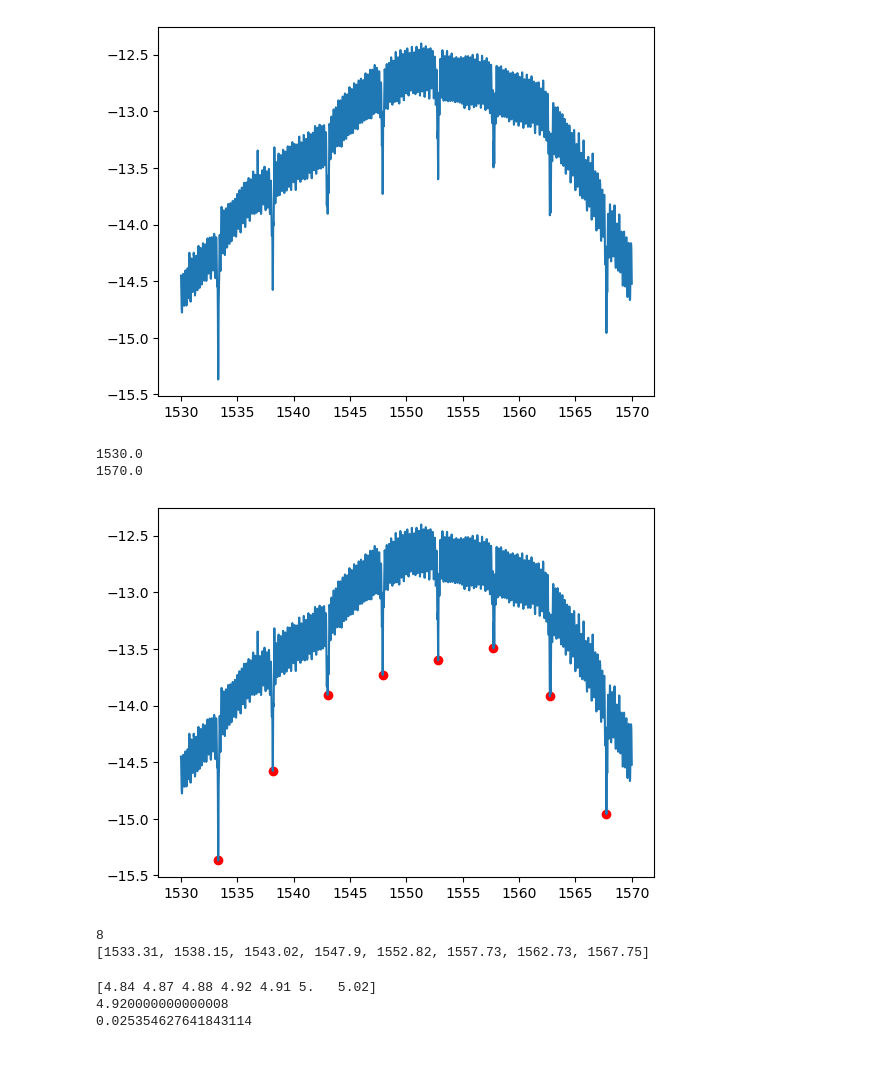
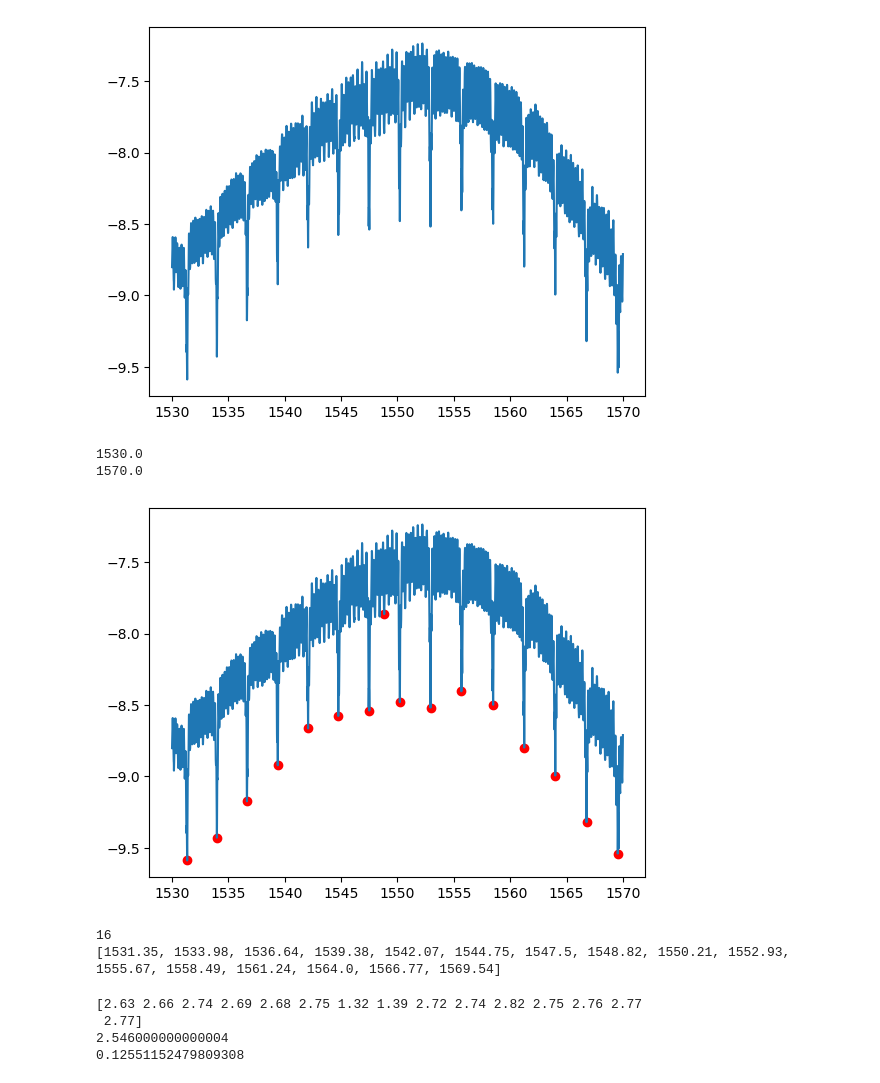
Before and after one commit to tdasanjh/team-chip-project, a Jupyter notebook: data_analysis/data_analysis_notebook.ipynb, the cells around one changed output. Cells and saved outputs as stored; diff of their text form; code cells hidden in the pictures.

Commit message:
next data run looks to have picked up noise as well

```diff
--- a/data_analysis/data_analysis_notebook.ipynb
+++ b/data_analysis/data_analysis_notebook.ipynb
@@ -2,7 +2,7 @@
 import data_analysis_funcs as daf
 import matplotlib.pyplot as plt
 # %%
-data_analyse_file="sg_rr_20_025 2023-12-13 17-59-26.csv"
+data_analyse_file="sg_rr_36_025 2023-12-13 16-41-08.csv"
 wvlen_array,pow_array=daf.get_wavlen_and_pow_arrays(data_analyse_file)
 daf.plot_visualise(wvlen_array,pow_array, full_range=True)
 # %% [output]
@@ -16,24 +16,24 @@ power_peak_search=pow_array[start_point_index:end_point_index]
 print(wvlen_peak_search[0])
 print(wvlen_peak_search[-1])
 # %% [output]
-[figure, old version]
+[figure, new version]
 1530.0
 1570.0
 # %%
 wvlen_step_size=0.01
-approx_fsr=5
+approx_fsr=2.5
 promin_use=0.5
 dist_use=(approx_fsr/2)/wvlen_step_size
 peak_locs,n_peaks,peak_wavelens,peak_powers=daf.give_peak_locs(wvlen_step_size,approx_fsr,promin_use,dist_use,wvlen_peak_search,power_peak_search)
 plt.plot(wvlen_peak_search,power_peak_search)
 plt.scatter(peak_wavelens,peak_powers,color="red")
 plt.show()
 print(n_peaks)#just added for sanity check
 print(peak_wavelens)#sanity check
 # %% [output]
-[figure, old version]
+[figure, new version]
-8
-[1533.31, 1538.15, 1543.02, 1547.9, 1552.82, 1557.73, 1562.73, 1567.75]
+16
+[1531.35, 1533.98, 1536.64, 1539.38, 1542.07, 1544.75, 1547.5, 1548.82, 1550.21, 1552.93, 1555.67, 1558.49, 1561.24, 1564.0, 1566.77, 1569.54]
 # %%
 fsr_values=daf.calc_fsrs(peak_wavelens)
 fsr_mean,fsr_error=daf.fsr_avg_and_error(fsr_values)
@@ -41,6 +41,7 @@ print(fsr_values)
 print(fsr_mean)
 print(fsr_error)
 # %% [output]
-[4.84 4.87 4.88 4.92 4.91 5.   5.02]
-4.920000000000008
-0.025354627641843114
+[2.63 2.66 2.74 2.69 2.68 2.75 1.32 1.39 2.72 2.74 2.82 2.75 2.76 2.77
+ 2.77]
+2.546000000000004
+0.12551152479809308
```
Also changed, not shown: parts of 1 cell of this notebook, 1 other file.
